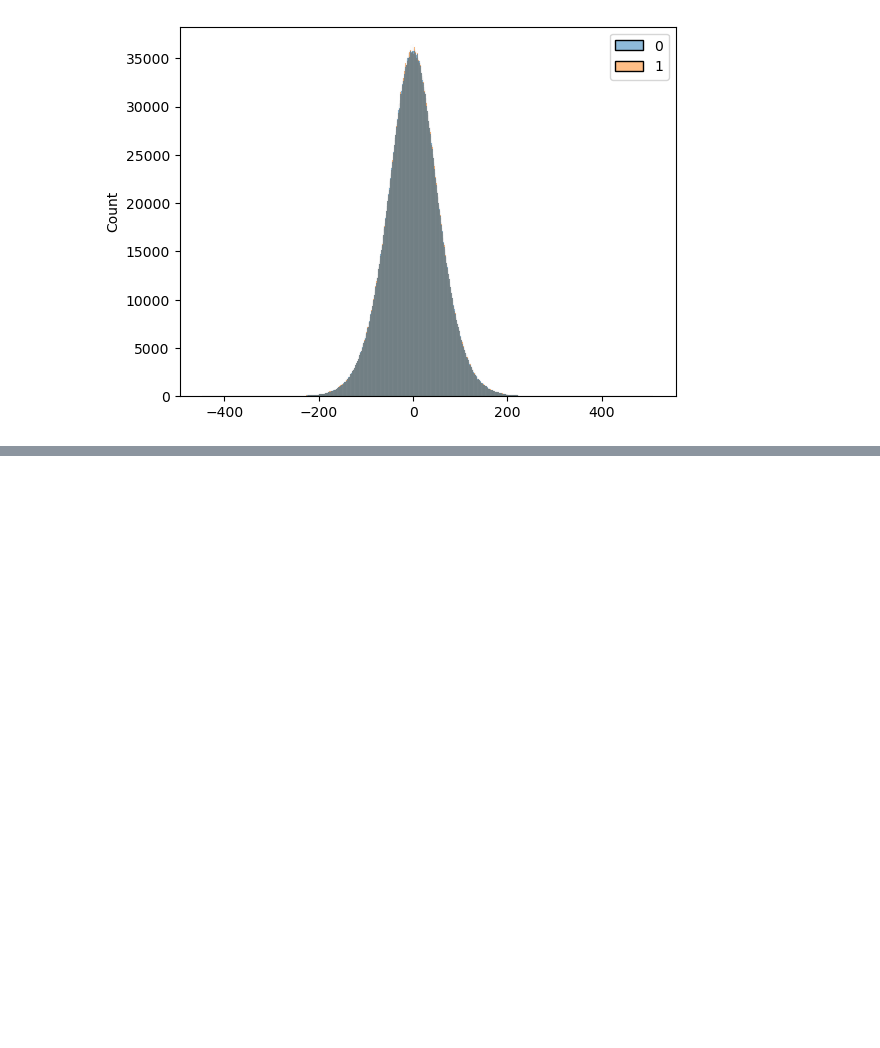
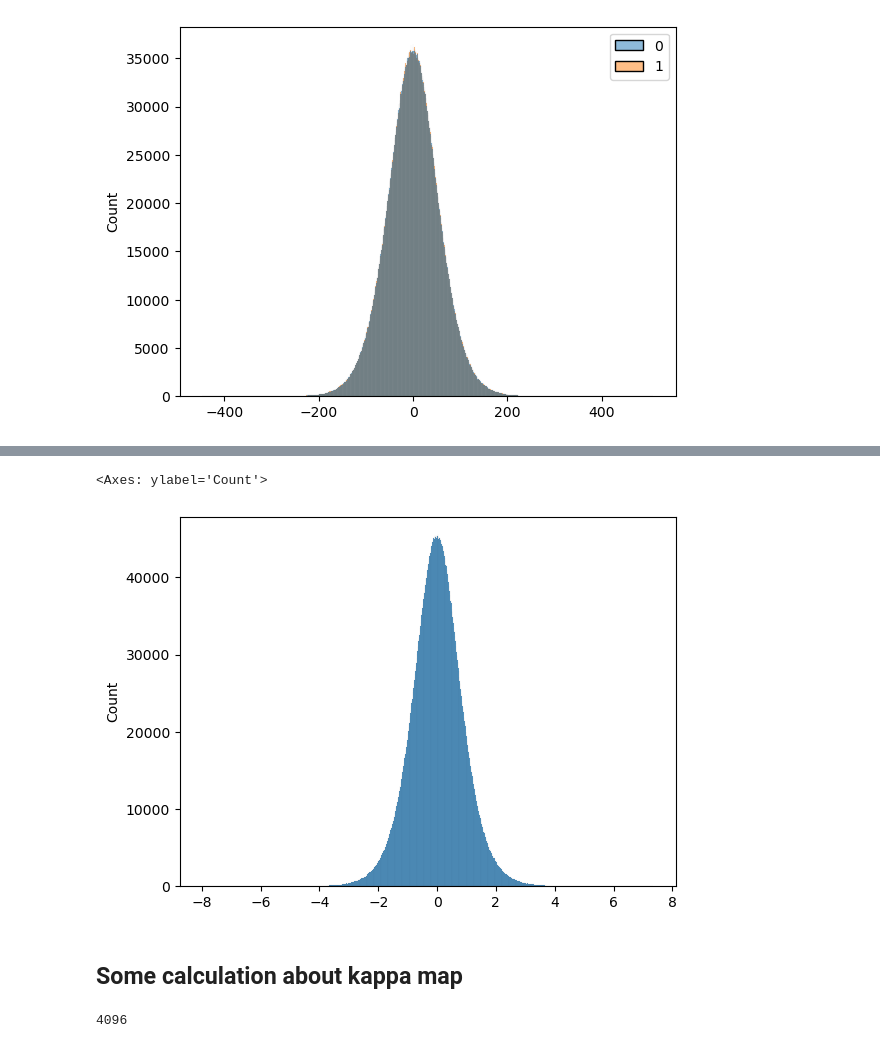
Before and after one commit to MeloDi-23/quasar-CMB-lensing-correlation, a Jupyter notebook: jupyter/read_planck.ipynb, the cells around one changed output, grey strips where cells are left out. Drawn from its saved outputs; the diff is of its cells as text; code cells hidden in the pictures; blank space fills up the shorter version.

```diff
--- a/jupyter/read_planck.ipynb
+++ b/jupyter/read_planck.ipynb
@@ -170,0 +194,15 @@ np.save('../catalogue/CMB_noise', [l_k, b_k, kappa_resample])
+# %%
+import seaborn as sns
+sns.histplot(kappa)
+# %% [output]
+<Axes: ylabel='Count'>
+[figure, added]
+# %% [markdown]
+## Some calculation about kappa map
+# %%
+k_lm, lmax = hp.read_alm('/uufs/astro.utah.edu/common/home/u6060319/quasar-CMBlening/data/Planck/MV/dat_klm.fits', return_mmax=True)
+print(lmax)
+l, m = hp.Alm.getlm(lmax)
+phi_lm = k_lm/(l*(l+1)/2+1e-20)
+# %% [output]
+4096
```
Also changed, not shown: parts of 36 cells of this notebook, 8 other files.
